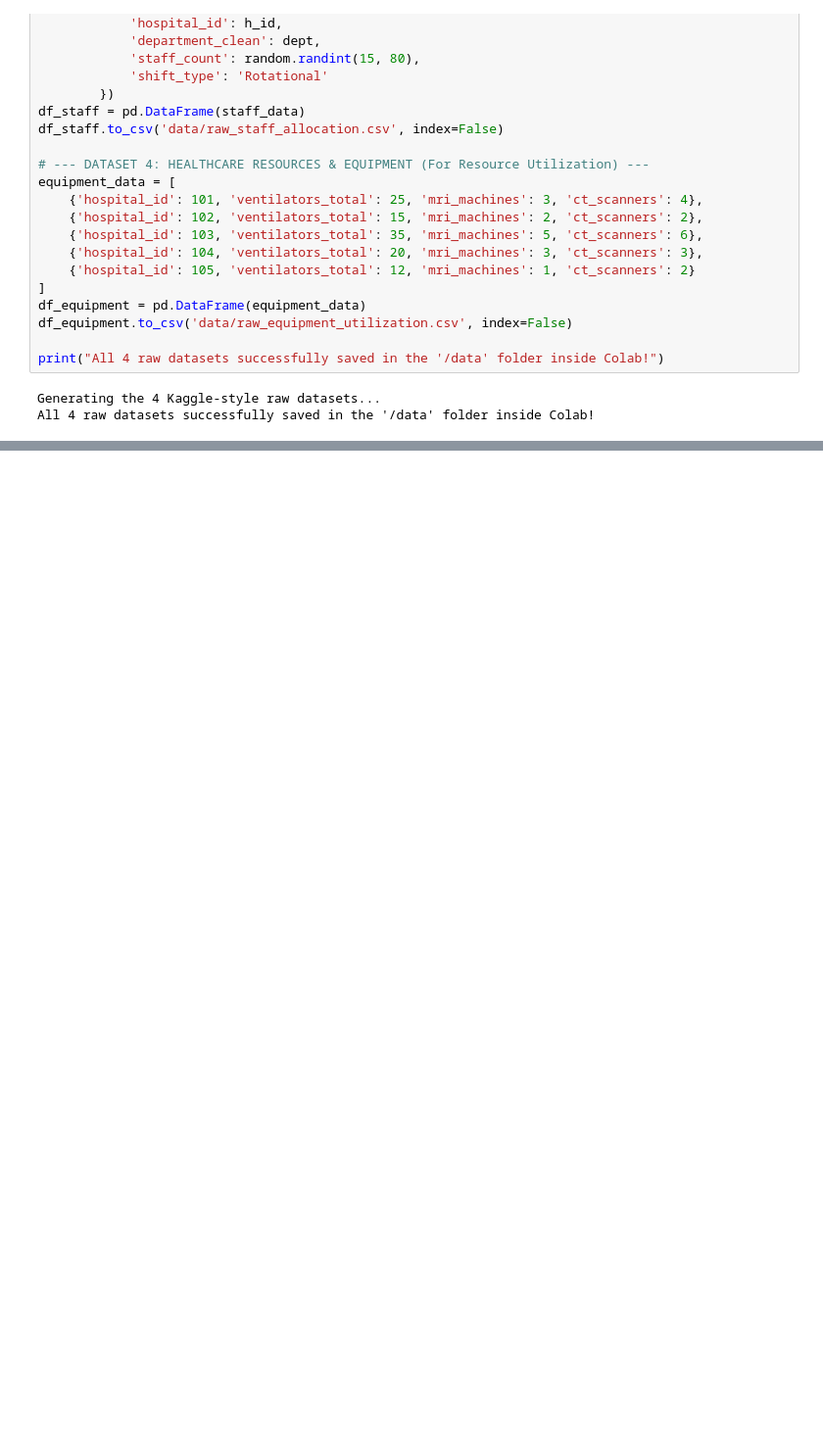
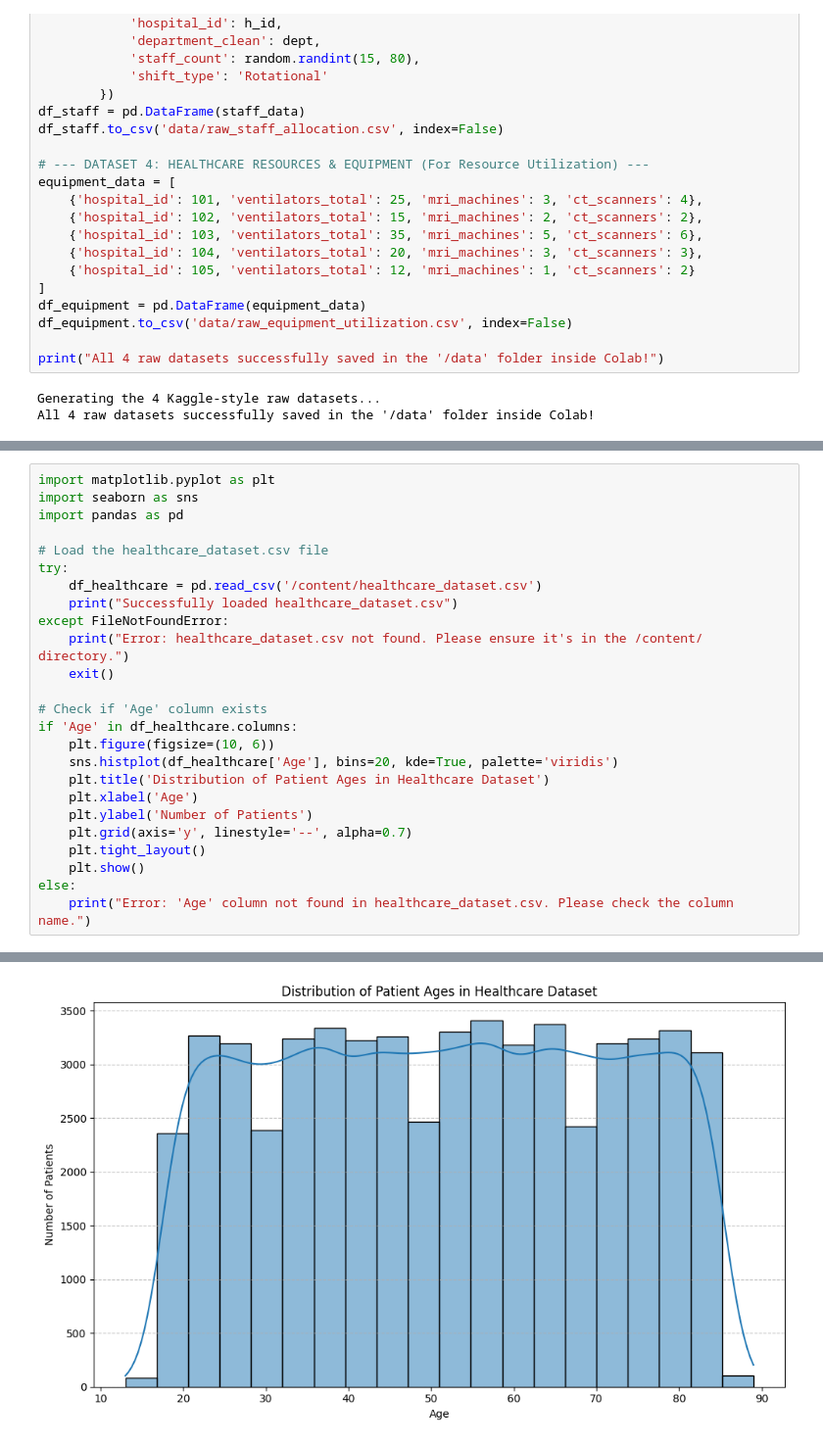
Before and after one commit to springboardmentor2801p/MedTrack_DV, a Jupyter notebook: MedTrack_DV.ipynb, the cells around one changed output, grey strips where cells are left out. Shown at 98% size. Cells and saved outputs as stored; diff of their text form; blank space fills up the shorter version.

```diff
--- a/MedTrack_DV.ipynb
+++ b/MedTrack_DV.ipynb
@@ -174,0 +687,26 @@ This is the exact file you will connect to Tableau!
+# %%
+import matplotlib.pyplot as plt
+import seaborn as sns
+import pandas as pd
+
+# Load the healthcare_dataset.csv file
+try:
+    df_healthcare = pd.read_csv('/content/healthcare_dataset.csv')
+    print("Successfully loaded healthcare_dataset.csv")
+except FileNotFoundError:
+    print("Error: healthcare_dataset.csv not found. Please ensure it's in the /content/ directory.")
+    exit()
+
+# Check if 'Age' column exists
+if 'Age' in df_healthcare.columns:
+    plt.figure(figsize=(10, 6))
+    sns.histplot(df_healthcare['Age'], bins=20, kde=True, palette='viridis')
+    plt.title('Distribution of Patient Ages in Healthcare Dataset')
+    plt.xlabel('Age')
+    plt.ylabel('Number of Patients')
+    plt.grid(axis='y', linestyle='--', alpha=0.7)
+    plt.tight_layout()
+    plt.show()
+else:
+    print("Error: 'Age' column not found in healthcare_dataset.csv. Please check the column name.")
+# %% [output]
@@ -174,0 +714 @@ This is the exact file you will connect to Tableau!
+[figure, added]
```
Also changed, not shown: parts of 34 cells of this notebook.
